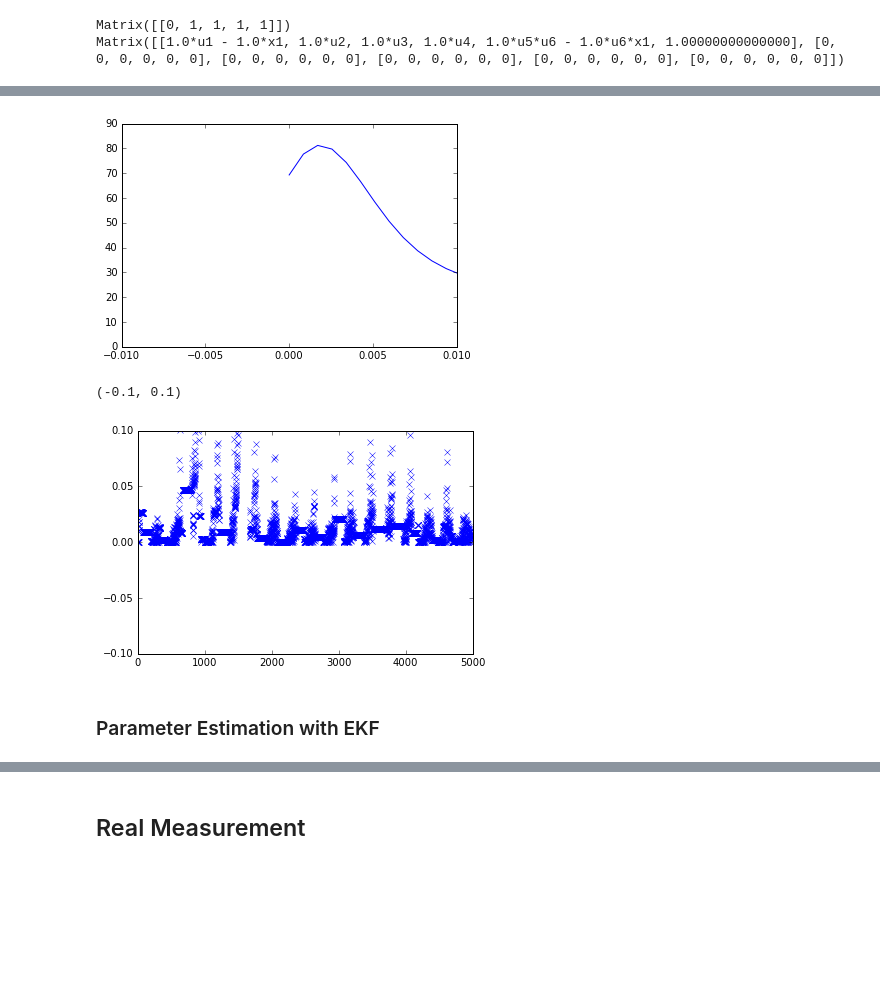
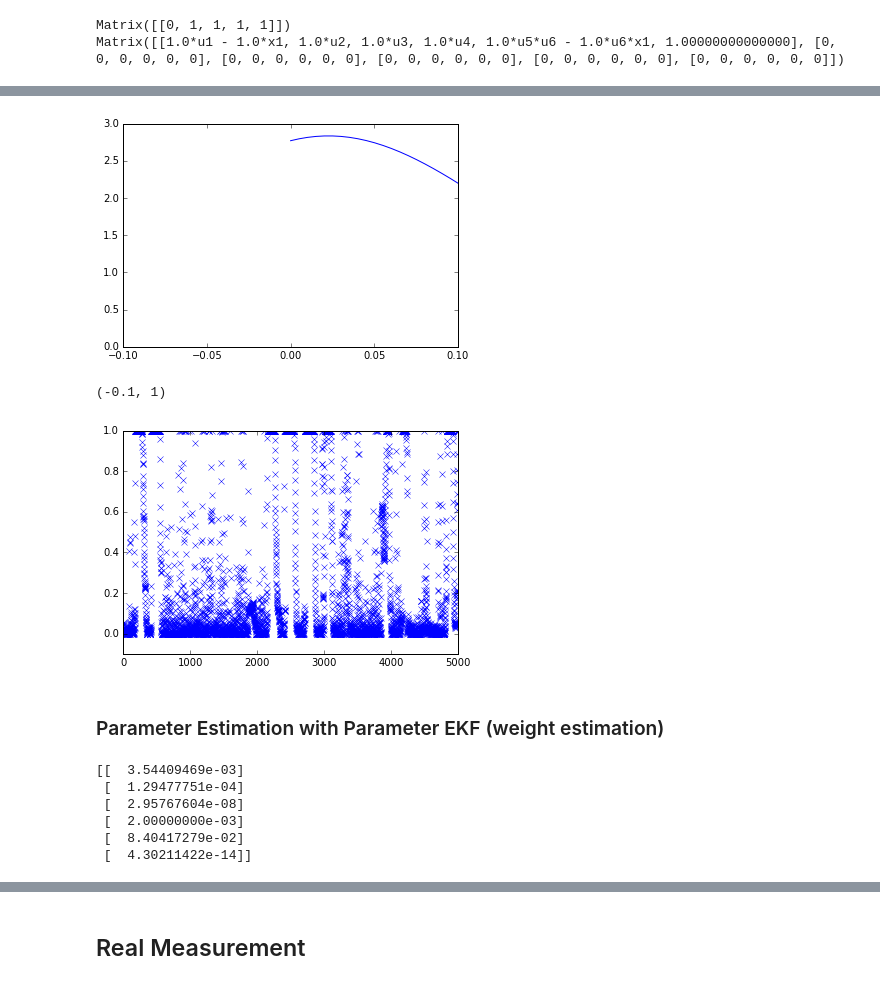
Before and after one commit to bnajafi/BuildingEnergySimulationNotebook, a Jupyter notebook: Zone Energy Balance Fault Detection.ipynb, the cells around one changed output, grey strips where cells are left out. Cells and saved outputs as stored; diff of their text form; code cells hidden in the pictures; blank space fills up the shorter version.

```diff
--- a/Zone Energy Balance Fault Detection.ipynb
+++ b/Zone Energy Balance Fault Detection.ipynb
@@ -12,0 +57,24 @@ $$ dT = -T*w_1 + T_out*w_1 + E_lux*w_2 + Occu * w_3 + Rads *w_4 - T*q_vav*w_5 +
+# %%
+import lmfit
+def thermModel(x0, x1, x2, x3, x5, x6, p1, p2, p3, p5, p6):
+    #print(data)
+    return x0 - x0*p1 + x1*p1 + x2*p2 + x3*p3 + x5*x6*p5 - x1*x6*p5 + p6
+thermal = lmfit.Model(thermModel, independent_vars=['x0', 'x1','x2','x3','x5','x6'],params=['p1','p2','p3','p5','p6'])
+# %%
+params = lmfit.Parameters()
+params.add('p1', value = 0.5, min=0., max=1.)
+params.add('p2', value = 0.5, min=0., max=1.)
+params.add('p3', value = 0.5, min=0., max=1.)
+params.add('p5', value = 0.5, min=0., max=1.)
+params.add('p6', value = 0.5, min=0., max=1.)
+
+x0 = inputs[0].flatten()
+x1 = inputs[1].flatten()
+x2 = inputs[2].flatten()
+x3 = inputs[3].flatten()
+x5 = inputs[4].flatten()
+x6 = inputs[5].flatten()
+# %%
+result = thermal.fit(outputs, x0=x0, x1=x1, x2=x2, x3=x3, x5=x5, x6=x6, params=params)
+print(result.fit_report())
+print(result.best_values)
@@ -55,12 +141,12 @@ state_estimates = np.matrix([[data['IAT'][0]],
                             [0.0],
                             [0.0],
                             [0.0]])
-param_estimates = np.matrix([[0.01],
-                            [0.0001],
-                            [0.01],
+param_estimates = np.matrix([[result.best_values['p1']],
+                            [result.best_values['p2']],
+                            [result.best_values['p3']],
                             [0.002],
-                            [0.001],
-                            [0.001]])
+                            [result.best_values['p5']],
+                            [result.best_values['p6']]])
 pw = np.array([0.03,0.0001,0.001,0.001,0.01,0.01])[np.newaxis]
 Pw = pw.T * pw
 px = np.array([0.1,0.01,0.01,0.01,0.01,0.01])[np.newaxis]
@@ -77,7 +163,7 @@ print(H)
 constr = np.ones(6)*1.0
 temp_ekf = DEKF.DualExtendedKalmanFilter(fun, states, params, controls, C, state_estimates,
                                          param_estimates,forget=1.0,tolerance=tolerance,P_w=Pw, P_x = Px,
-                                        constraint=constr, constrained=True)
+                                        constraint=constr, constrained=False)
 #print(temp_ekf.FUN.jacobian(temp_ekf.W))
 print(temp_ekf.C_w)
 # %% [output]
@@ -231,18 +317,18 @@ from scipy.stats import gaussian_kde
 P1_kde = gaussian_kde(P1_normal)
 P1_xs = np.linspace(min(P1_normal),max(P1_normal),200)
 plt.plot(P1_xs,P1_kde(P1_xs))
-plt.xlim([-0.01,0.01])
+plt.xlim([-0.1,0.1])
 plt.show()
 # %% [output]
-[figure, old version]
+[figure, new version]
 # %%
 plt.plot(P1,'x')
-plt.ylim([-0.1,0.1])
+plt.ylim([-0.1,1])
 # %% [output]
-(-0.1, 0.1)
+(-0.1, 1)
-[figure, old version]
+[figure, new version]
 # %% [markdown]
-### Parameter Estimation with EKF
+### Parameter Estimation with Parameter EKF (weight estimation)
 # %%
 import numpy as np
 import sympy
@@ -265,19 +351,26 @@ params = sympy.Matrix([[p1],
                       [p5],
                       [p6]])
 function = sympy.Matrix([x1+x2*p1-x1*p1+x3*p2+x4*p3+x5*p4+x6*x7*p5-x1*x7*p5+p6])
-param_estimates = np.matrix([[0.0042],
-                            [0.00032],
-                            [0.07],
-                            [0.001],
-                            [0.3],
-                             [0.001]])
+param_estimates = np.matrix([[result.best_values['p1']],
+                            [result.best_values['p2']],
+                            [result.best_values['p3']],
+                            [0.002],
+                            [result.best_values['p5']],
+                            [result.best_values['p6']]])
 timeCoef = 1
 param_estimates *= timeCoef
 P = np.eye(6)*0.01
 Re = np.eye(1)*0.5
-
+print(param_estimates)
 pekf = EKF.ExtendedKalmanFilterParameter(function, params, states, P, param_estimates,
                                          Re=Re, forget=1, constrained=True)
+# %% [output]
+[[  3.54409469e-03]
+ [  1.29477751e-04]
+ [  2.95767604e-08]
+ [  2.00000000e-03]
+ [  8.40417279e-02]
+ [  4.30211422e-14]]
 # %%
 data = pd.read_csv('data/EP_CO2.csv')
 length = data.shape[0]
```
Also changed, not shown: parts of 35 cells of this notebook, 3 other files.
